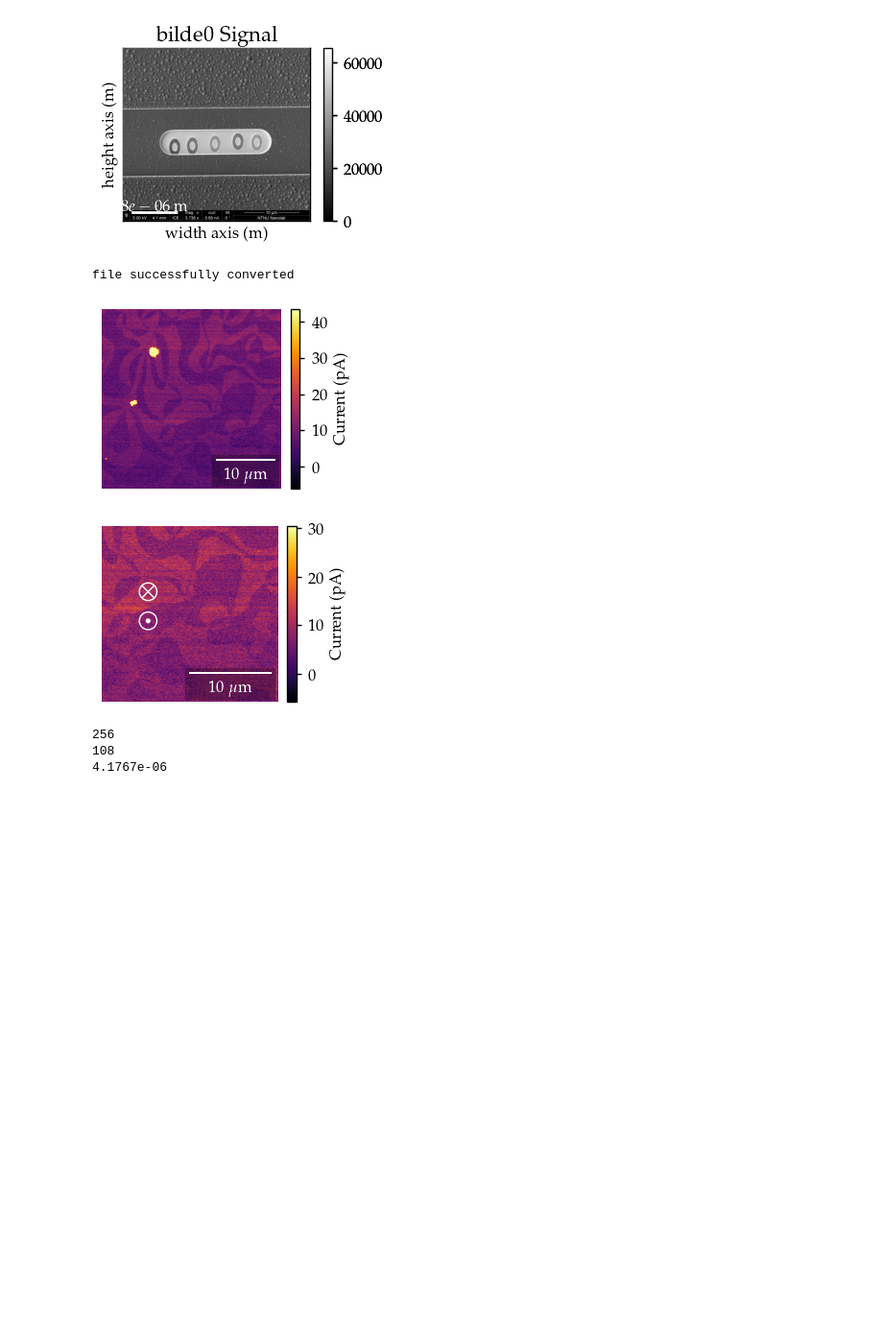
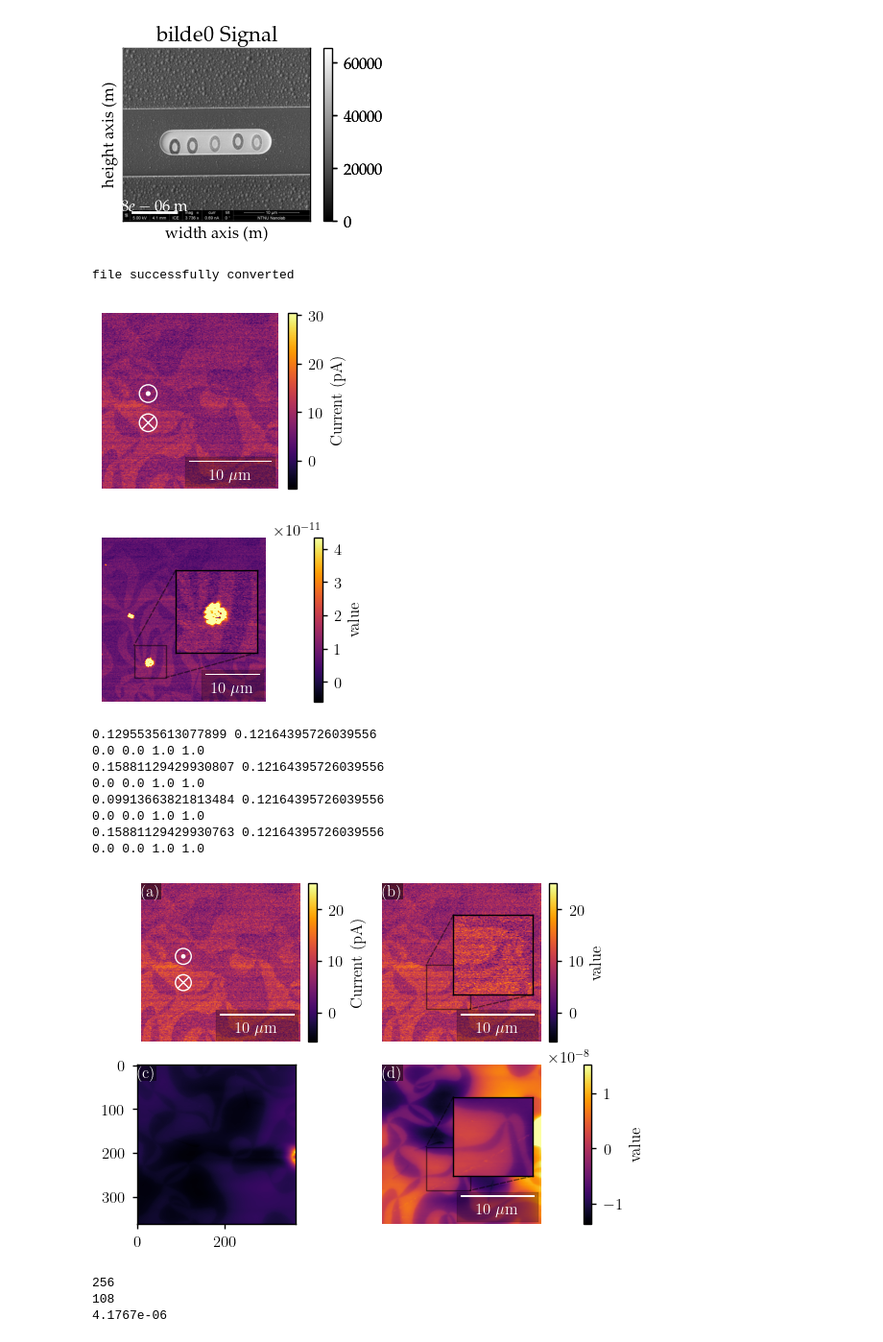
Before and after one commit to RubenDragland/WallPY, a Jupyter notebook: wallpy_test.ipynb, the cells around one changed output. Shown at 96% size. Saved outputs shown, nothing was run; the diff lists cells and outputs as text; code cells hidden in the pictures; blank space fills up the shorter version.

Commit message:
Labelling axes

```diff
--- a/wallpy_test.ipynb
+++ b/wallpy_test.ipynb
@@ -129,19 +129,64 @@ hspic = hs.load(os.path.join(cmd,"bilde0.tif"))
 # %%
 cmd = os.path.dirname(sys.path[0])
 datafile = CypherFile(path=cmd, filename = 'sample_89M10000')
 datafile()
 from Display import attributes as attr
 
 alt_data = datafile['CR'][150:,150:]
-figure = FigureSinglePlot(datafile, show=True, path=cmd, filename='test', extension='.pdf', data=alt_data,  vmax_std = 10)
-figure.Ax.plot_cAFM(datafile, key='CR')
-figure.Ax.ax = attr.add_polarization_direction(figure.Ax.ax, type="out", pos=(95,195))
+figure = FigureSinglePlot(datafile, show=True, path=cmd, filename='developing', extension='.pdf',  vmax_std = 10)
+figure.Ax.plot_cAFM(datafile, key='CR', values = alt_data)
+figure.Ax.ax = attr.add_polarization_direction(figure.Ax.ax, type="out", pos=(95,195)) #TODO: Possibly give position as function of ax.trans. But will not fix the problem.
 figure.Ax.ax = attr.add_polarization_direction(figure.Ax.ax, type="in", pos=(95,135))
 figure()
+
+inset_kwargs ={
+                "x1": 100,
+                "y1": 75,
+                "x2": 200,
+                "y2": 175,
+                "left_x": 0.45,
+                "left_y": 0.3,
+                "width": 0.5,
+                "height": 0.5,
+                "indicate": True,
+            }
+
+inset_fig = FigureSinglePlot(datafile, show=True, path=cmd, filename='inset', extension='.pdf',  vmax_std = 10)
+inset_fig.Ax.plot_inset(datafile, key= "CR",  **inset_kwargs)
+inset_fig()
+
+
+
+subtest = FigureSubplots(datafile, show=True, path=cmd, filename='subplots', extension='.pdf', vmax_std = 5, ncols=2, nrows = 2)
+ax0 = subtest.create_subplot(0,0)
+ax1 = subtest.create_subplot(0,1, sharey=ax0)
+ax0.plot_cAFM(datafile, key='CR', values = alt_data)
+ax1.plot_inset(datafile, key='CR',**inset_kwargs, values = alt_data*1e12,)
+
+ax2 = subtest.create_subplot(1,0, vmax_std = 2)
+ax3 = subtest.create_subplot(1,1, sharey=ax2, vmax_std = 2)
+ax2.ax.imshow(datafile['HR'][150:,150:])
+ax3.plot_inset(datafile, key='HR',**inset_kwargs, values = datafile['HR'][150:,150:],)
+
+
+attr.add_polarization_direction(ax0.ax, type="out", pos=(95,195))
+attr.add_polarization_direction(ax0.ax, type="in", pos=(95,135))
+subtest.label_subplots(formatter=2, pad=0)
+
+subtest()
 # %% [output]
 file successfully converted
-[figure, old version]
+[figure, new version]
-[figure, old version]
+[figure, new version]
+0.1295535613077899 0.12164395726039556
+0.0 0.0 1.0 1.0
+0.15881129429930807 0.12164395726039556
+0.0 0.0 1.0 1.0
+0.09913663821813484 0.12164395726039556
+0.0 0.0 1.0 1.0
+0.15881129429930763 0.12164395726039556
+0.0 0.0 1.0 1.0
+[figure, added]
 # %%
 from PIL import Image
 
```
Also changed, not shown: parts of 1 cell of this notebook, 3 other files.
